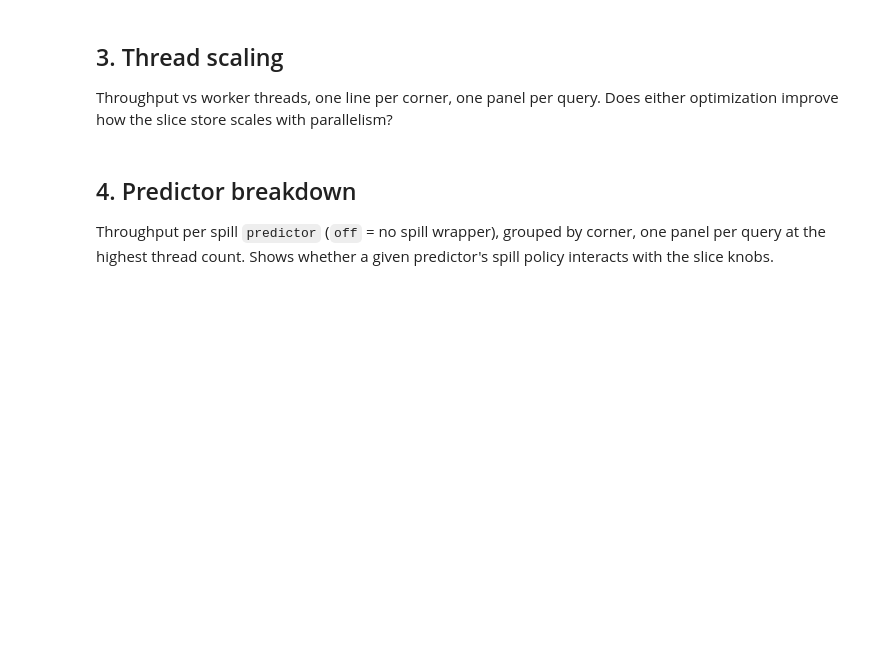
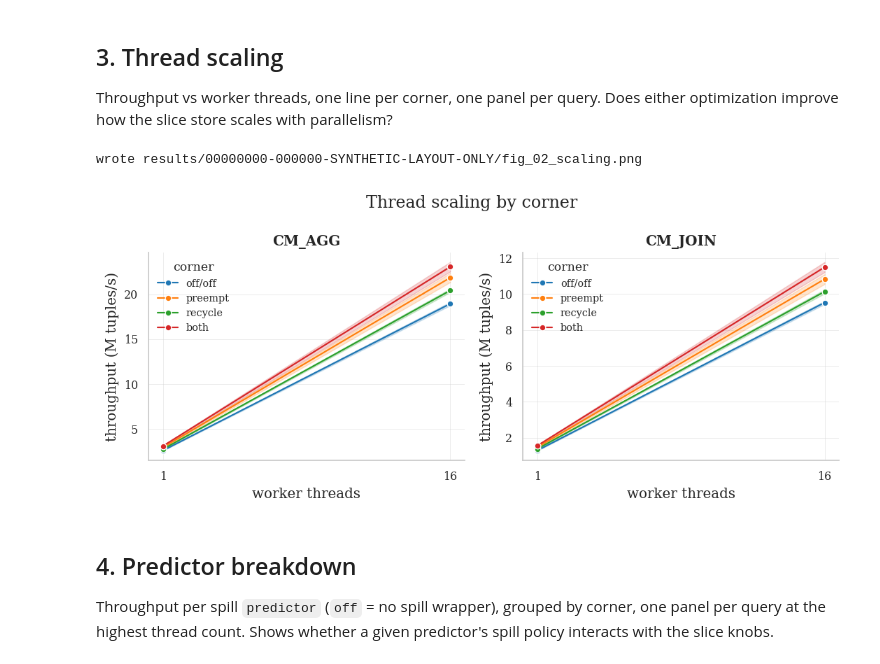
Before and after one commit to Watermark-Prediction-NES/nebulastream, a Jupyter notebook: scripts/benchmarking/slice_optimization_benchmarks/plot_results.ipynb, the cells around one changed output. Cells and saved outputs as stored; diff of their text form; code cells hidden in the pictures; blank space fills up the shorter version.

```diff
--- a/scripts/benchmarking/slice_optimization_benchmarks/plot_results.ipynb
+++ b/scripts/benchmarking/slice_optimization_benchmarks/plot_results.ipynb
@@ -137,16 +187,20 @@ Throughput vs worker threads, one line per corner, one panel per query. Does eit
 # %%
 fig, axes = plt.subplots(1, len(QUERIES), figsize=(4.2 * len(QUERIES), 3.6), squeeze=False)
 for ax, q in zip(axes[0], QUERIES):
     sns.lineplot(ok[ok['query'] == q], x='threads', y='tps_M', hue='corner',
                  hue_order=CORNER_ORDER, palette=CORNER_PALETTE, marker='o', errorbar='sd', ax=ax)
     ax.set_title(q)
     ax.set_xlabel('worker threads')
     ax.set_ylabel('throughput (M tuples/s)')
     ax.set_xticks(THREADS)
     ax.legend(title='corner', fontsize=8)
 fig.suptitle('Thread scaling by corner')
 fig.tight_layout()
+save(fig, 'fig_02_scaling')
 plt.show()
+# %% [output]
+wrote results/00000000-000000-SYNTHETIC-LAYOUT-ONLY/fig_02_scaling.png
+[figure, added]
 # %% [markdown]
 ## 4. Predictor breakdown
 Throughput per spill `predictor` (`off` = no spill wrapper), grouped by corner, one panel per query at the highest thread count. Shows whether a given predictor's spill policy interacts with the slice knobs.
```
Also changed, not shown: parts of 16 cells of this notebook.
